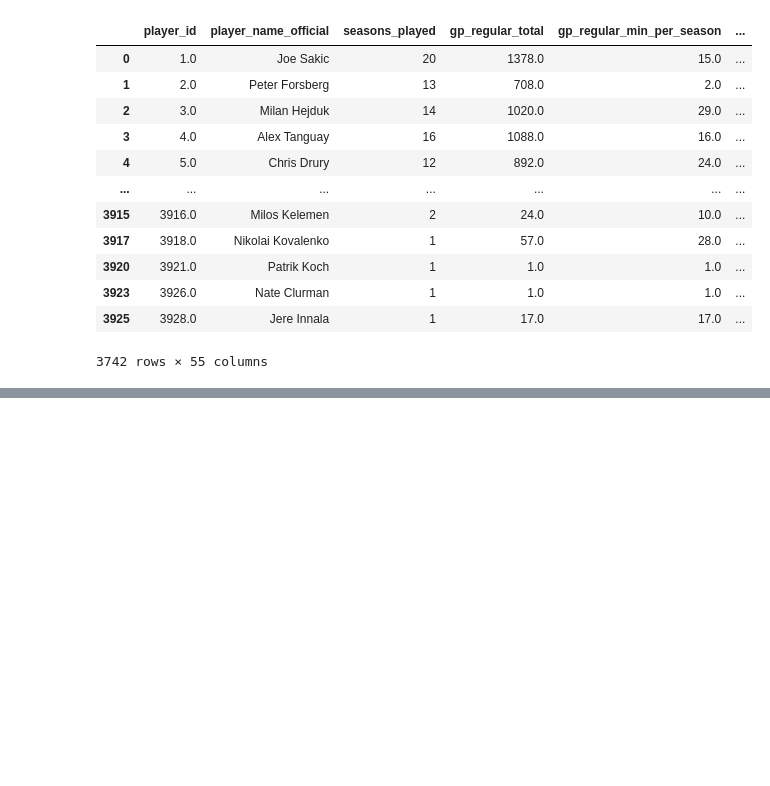
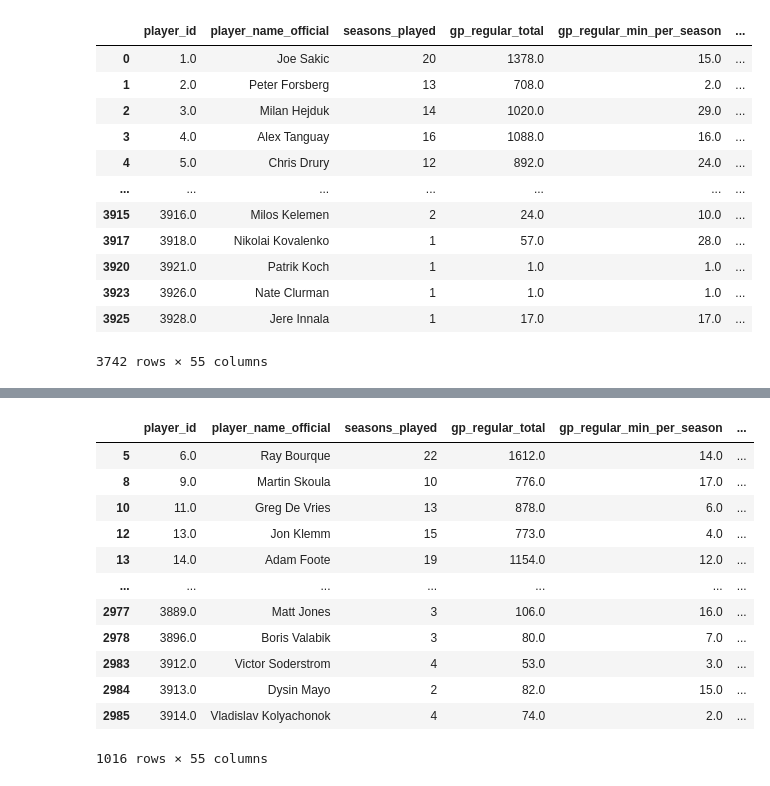
Before and after one commit to shigenogoro/NHL-Prospect-Predictor, a Jupyter notebook: tier_classifier/nhl_player_preprocessing.ipynb, the cells around one changed output, grey strips where cells are left out. Saved outputs shown, nothing was run; the diff lists cells and outputs as text; code cells hidden in the pictures; blank space fills up the shorter version.

```diff
--- a/tier_classifier/nhl_player_preprocessing.ipynb
+++ b/tier_classifier/nhl_player_preprocessing.ipynb
@@ -327,0 +410,5 @@ nhl_players_without_rookies.to_csv('../dataset/preprocess/nhl_players_career_sta
+# %%
+# Divide players into forwards and defensemen
+nhl_defensemen_id = nhl_players_without_rookies_and_fringe[
+    nhl_players_without_rookies_and_fringe['player_pos_official'] == 'D'
+]['player_id']
@@ -327,0 +430,21 @@ nhl_players_without_rookies.to_csv('../dataset/preprocess/nhl_players_career_sta
+# %%
+# Get Defensemen
+nhl_defensemen = nhl_players_without_rookies_and_fringe[
+    nhl_players_without_rookies_and_fringe['player_id'].isin(nhl_defensemen_id)
+]
+# %%
+nhl_defensemen
+# %% [output]
+|  | player_id | player_name_official | seasons_played | gp_regular_total | gp_regular_min_per_season | ... |
+| 5 | 6.0 | Ray Bourque | 22 | 1612.0 | 14.0 | ... |
+| 8 | 9.0 | Martin Skoula | 10 | 776.0 | 17.0 | ... |
+| 10 | 11.0 | Greg De Vries | 13 | 878.0 | 6.0 | ... |
+| 12 | 13.0 | Jon Klemm | 15 | 773.0 | 4.0 | ... |
+| 13 | 14.0 | Adam Foote | 19 | 1154.0 | 12.0 | ... |
+| ... | ... | ... | ... | ... | ... | ... |
+| 2977 | 3889.0 | Matt Jones | 3 | 106.0 | 16.0 | ... |
+| 2978 | 3896.0 | Boris Valabik | 3 | 80.0 | 7.0 | ... |
+| 2983 | 3912.0 | Victor Soderstrom | 4 | 53.0 | 3.0 | ... |
+| 2984 | 3913.0 | Dysin Mayo | 2 | 82.0 | 15.0 | ... |
+| 2985 | 3914.0 | Vladislav Kolyachonok | 4 | 74.0 | 2.0 | ... |
+1016 rows × 55 columns
```
Also changed, not shown: parts of 20 cells of this notebook, 3 other files.
